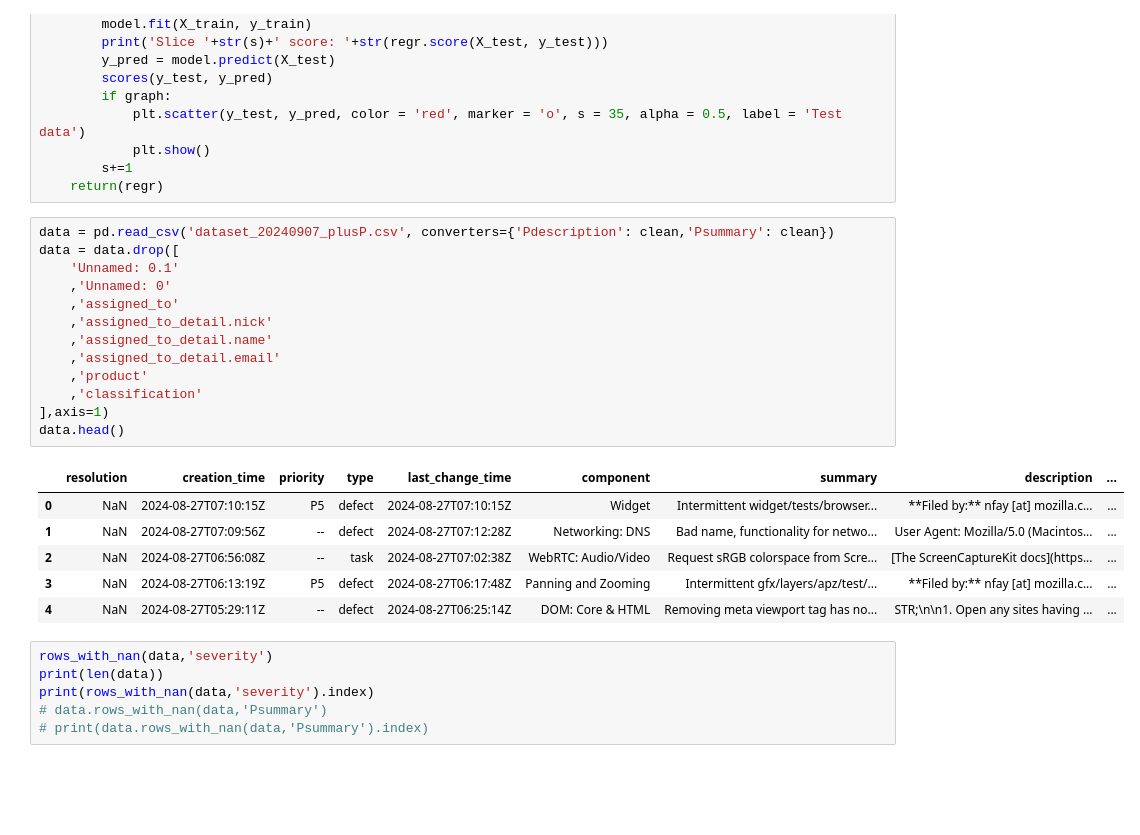
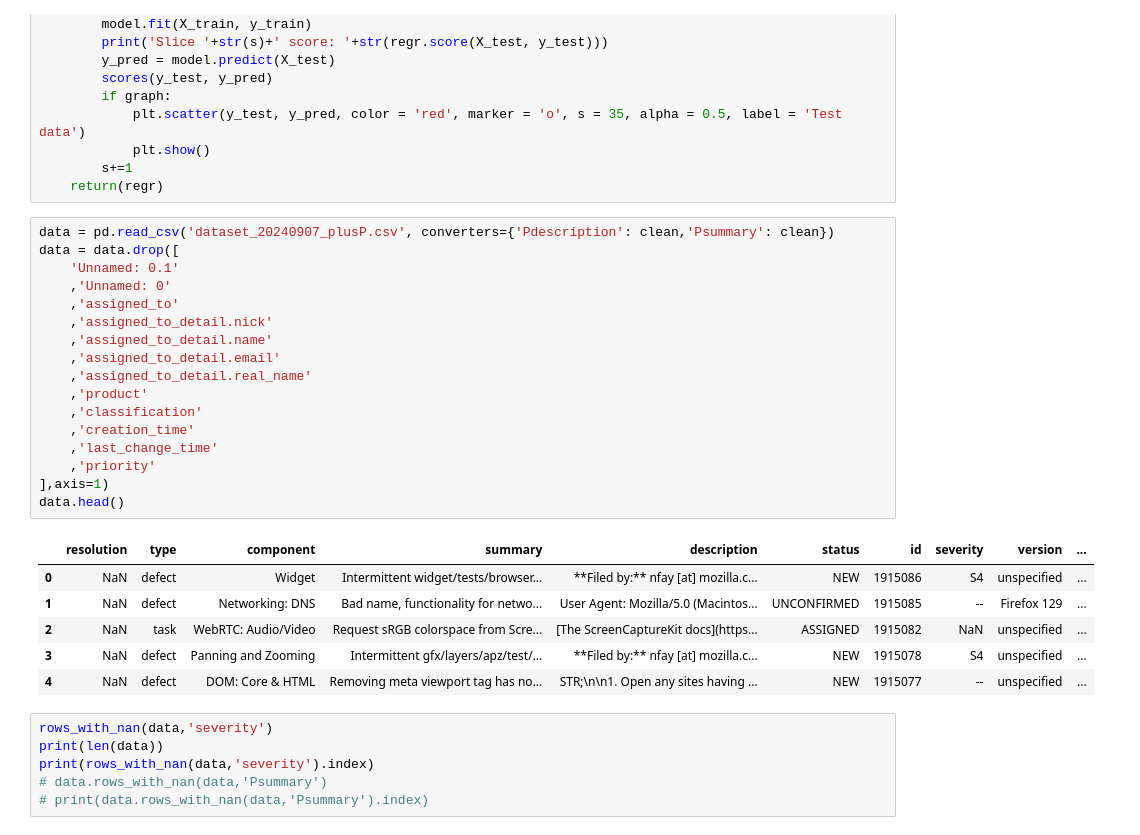
Before and after one commit to jonathano88/Data, a Jupyter notebook: analysis.ipynb, the cells around one changed output. Drawn from its saved outputs; the diff is of its cells as text; blank space fills up the shorter version.

```diff
--- a/analysis.ipynb
+++ b/analysis.ipynb
@@ -787,23 +787,27 @@ def run_kfold_model (model, X,y,K=10,graph=True):
 # %%
 data = pd.read_csv('dataset_20240907_plusP.csv', converters={'Pdescription': clean,'Psummary': clean})
 data = data.drop([
     'Unnamed: 0.1'
     ,'Unnamed: 0'
     ,'assigned_to'
     ,'assigned_to_detail.nick'
     ,'assigned_to_detail.name'
     ,'assigned_to_detail.email'
+    ,'assigned_to_detail.real_name'
     ,'product'
     ,'classification'
+    ,'creation_time'
+    ,'last_change_time'
+    ,'priority'
 ],axis=1)
 data.head()
 # %% [output]
-|  | resolution | creation_time | priority | type | last_change_time | component | summary | description | ... |
-| 0 | NaN | 2024-08-27T07:10:15Z | P5 | defect | 2024-08-27T07:10:15Z | Widget | Intermittent widget/tests/browser... | **Filed by:** nfay [at] mozilla.c... | ... |
-| 1 | NaN | 2024-08-27T07:09:56Z | -- | defect | 2024-08-27T07:12:28Z | Networking: DNS | Bad name, functionality for netwo... | User Agent: Mozilla/5.0 (Macintos... | ... |
-| 2 | NaN | 2024-08-27T06:56:08Z | -- | task | 2024-08-27T07:02:38Z | WebRTC: Audio/Video | Request sRGB colorspace from Scre... | [The ScreenCaptureKit docs](https... | ... |
-| 3 | NaN | 2024-08-27T06:13:19Z | P5 | defect | 2024-08-27T06:17:48Z | Panning and Zooming | Intermittent gfx/layers/apz/test/... | **Filed by:** nfay [at] mozilla.c... | ... |
-| 4 | NaN | 2024-08-27T05:29:11Z | -- | defect | 2024-08-27T06:25:14Z | DOM: Core & HTML | Removing meta viewport tag has no... | STR;\n\n1. Open any sites having ... | ... |
+|  | resolution | type | component | summary | description | status | id | severity | version | ... |
+| 0 | NaN | defect | Widget | Intermittent widget/tests/browser... | **Filed by:** nfay [at] mozilla.c... | NEW | 1915086 | S4 | unspecified | ... |
+| 1 | NaN | defect | Networking: DNS | Bad name, functionality for netwo... | User Agent: Mozilla/5.0 (Macintos... | UNCONFIRMED | 1915085 | -- | Firefox 129 | ... |
+| 2 | NaN | task | WebRTC: Audio/Video | Request sRGB colorspace from Scre... | [The ScreenCaptureKit docs](https... | ASSIGNED | 1915082 | NaN | unspecified | ... |
+| 3 | NaN | defect | Panning and Zooming | Intermittent gfx/layers/apz/test/... | **Filed by:** nfay [at] mozilla.c... | NEW | 1915078 | S4 | unspecified | ... |
+| 4 | NaN | defect | DOM: Core & HTML | Removing meta viewport tag has no... | STR;\n\n1. Open any sites having ... | NEW | 1915077 | -- | unspecified | ... |
 # %%
 rows_with_nan(data,'severity')
 print(len(data))
```
Also changed, not shown: parts of 4 cells of this notebook.
